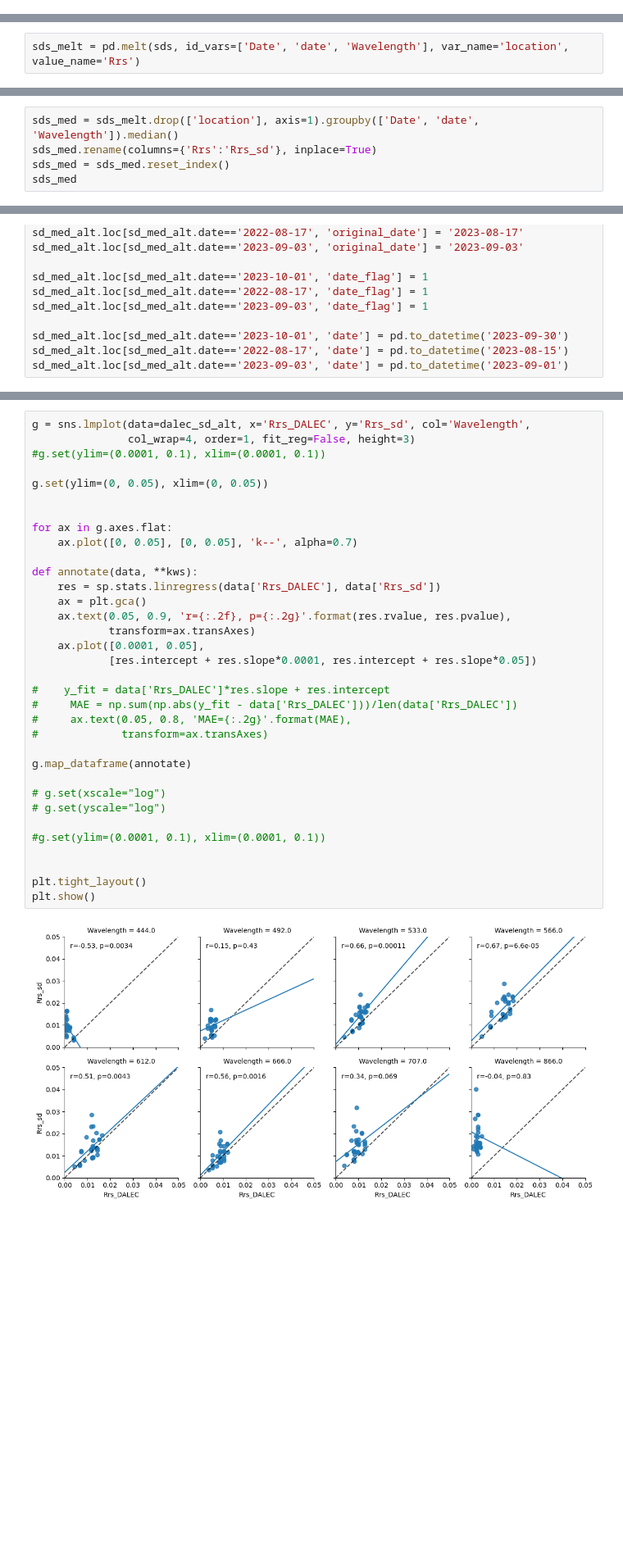
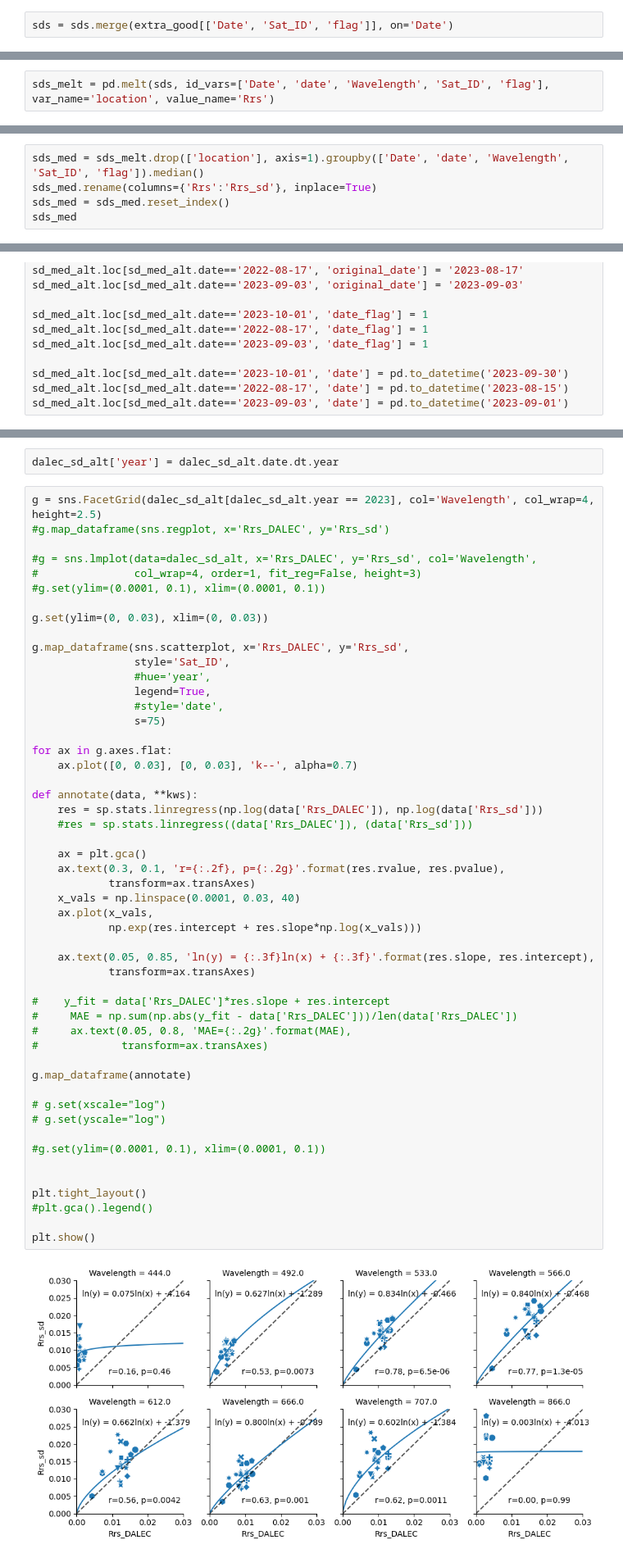
Before and after one commit to scmc72/DALEC_processing, a Jupyter notebook: SD_DALEC_2023.ipynb, the cells around one changed output, grey strips where cells are left out. Shown at 82% size. Cells and saved outputs as stored; diff of their text form; blank space fills up the shorter version.

```diff
--- a/SD_DALEC_2023.ipynb
+++ b/SD_DALEC_2023.ipynb
@@ -68,3 +125,5 @@ sds
+# %%
+sds = sds.merge(extra_good[['Date', 'Sat_ID', 'flag']], on='Date')
 # %%
 sds['date'] = sds.Date.dt.date
 sds.columns
@@ -76,4 +139,4 @@ Index(['Date', 'Wavelength', 'rho_s_62_93', 'rho_s_62_94', 'rho_s_62_95',
 # %%
-sds_melt = pd.melt(sds, id_vars=['Date', 'date', 'Wavelength'], var_name='location', value_name='Rrs')
+sds_melt = pd.melt(sds, id_vars=['Date', 'date', 'Wavelength', 'Sat_ID', 'flag'], var_name='location', value_name='Rrs')
 # %%
 sds_melt['Rrs'] =  sds_melt.Rrs.astype(float)
@@ -85,5 +164,5 @@ sns.relplot(data=sds_melt, x='Wavelength', y='Rrs', col='date', col_wrap=5, kind
 # %%
-sds_med = sds_melt.drop(['location'], axis=1).groupby(['Date', 'date', 'Wavelength']).median()
+sds_med = sds_melt.drop(['location'], axis=1).groupby(['Date', 'date', 'Wavelength', 'Sat_ID', 'flag']).median()
 sds_med.rename(columns={'Rrs':'Rrs_sd'}, inplace=True)
 sds_med = sds_med.reset_index()
 sds_med
@@ -288,36 +403,55 @@ plt.tight_layout()
+# %%
+dalec_sd_alt['year'] = dalec_sd_alt.date.dt.year
 # %%
-g = sns.lmplot(data=dalec_sd_alt, x='Rrs_DALEC', y='Rrs_sd', col='Wavelength',
-               col_wrap=4, order=1, fit_reg=False, height=3)
+g = sns.FacetGrid(dalec_sd_alt[dalec_sd_alt.year == 2023], col='Wavelength', col_wrap=4, height=2.5)
+#g.map_dataframe(sns.regplot, x='Rrs_DALEC', y='Rrs_sd')
+
+#g = sns.lmplot(data=dalec_sd_alt, x='Rrs_DALEC', y='Rrs_sd', col='Wavelength',
+#               col_wrap=4, order=1, fit_reg=False, height=3)
 #g.set(ylim=(0.0001, 0.1), xlim=(0.0001, 0.1))
 
-g.set(ylim=(0, 0.05), xlim=(0, 0.05))
+g.set(ylim=(0, 0.03), xlim=(0, 0.03))
 
+g.map_dataframe(sns.scatterplot, x='Rrs_DALEC', y='Rrs_sd',
+                style='Sat_ID',
+                #hue='year',
+                legend=True,
+                #style='date',
+                s=75)
 
 for ax in g.axes.flat:
-    ax.plot([0, 0.05], [0, 0.05], 'k--', alpha=0.7)
+    ax.plot([0, 0.03], [0, 0.03], 'k--', alpha=0.7)
 
 def annotate(data, **kws):
-    res = sp.stats.linregress(data['Rrs_DALEC'], data['Rrs_sd'])
+    res = sp.stats.linregress(np.log(data['Rrs_DALEC']), np.log(data['Rrs_sd']))
+    #res = sp.stats.linregress((data['Rrs_DALEC']), (data['Rrs_sd']))
+
     ax = plt.gca()
-    ax.text(0.05, 0.9, 'r={:.2f}, p={:.2g}'.format(res.rvalue, res.pvalue),
+    ax.text(0.3, 0.1, 'r={:.2f}, p={:.2g}'.format(res.rvalue, res.pvalue),
             transform=ax.transAxes)
-    ax.plot([0.0001, 0.05],
-            [res.intercept + res.slope*0.0001, res.intercept + res.slope*0.05])
+    x_vals = np.linspace(0.0001, 0.03, 40)
+    ax.plot(x_vals,
+            np.exp(res.intercept + res.slope*np.log(x_vals)))
+
+    ax.text(0.05, 0.85, 'ln(y) = {:.3f}ln(x) + {:.3f}'.format(res.slope, res.intercept),
+            transform=ax.transAxes)
 
 #    y_fit = data['Rrs_DALEC']*res.slope + res.intercept
 #     MAE = np.sum(np.abs(y_fit - data['Rrs_DALEC']))/len(data['Rrs_DALEC'])
 #     ax.text(0.05, 0.8, 'MAE={:.2g}'.format(MAE),
 #             transform=ax.transAxes)
 
 g.map_dataframe(annotate)
 
 # g.set(xscale="log")
 # g.set(yscale="log")
 
 #g.set(ylim=(0.0001, 0.1), xlim=(0.0001, 0.1))
 
 
 plt.tight_layout()
+#plt.gca().legend()
+
 plt.show()
 # %% [output]
-[figure, old version]
+[figure, new version]
```
Also changed, not shown: parts of 63 cells of this notebook, 19 other files.
